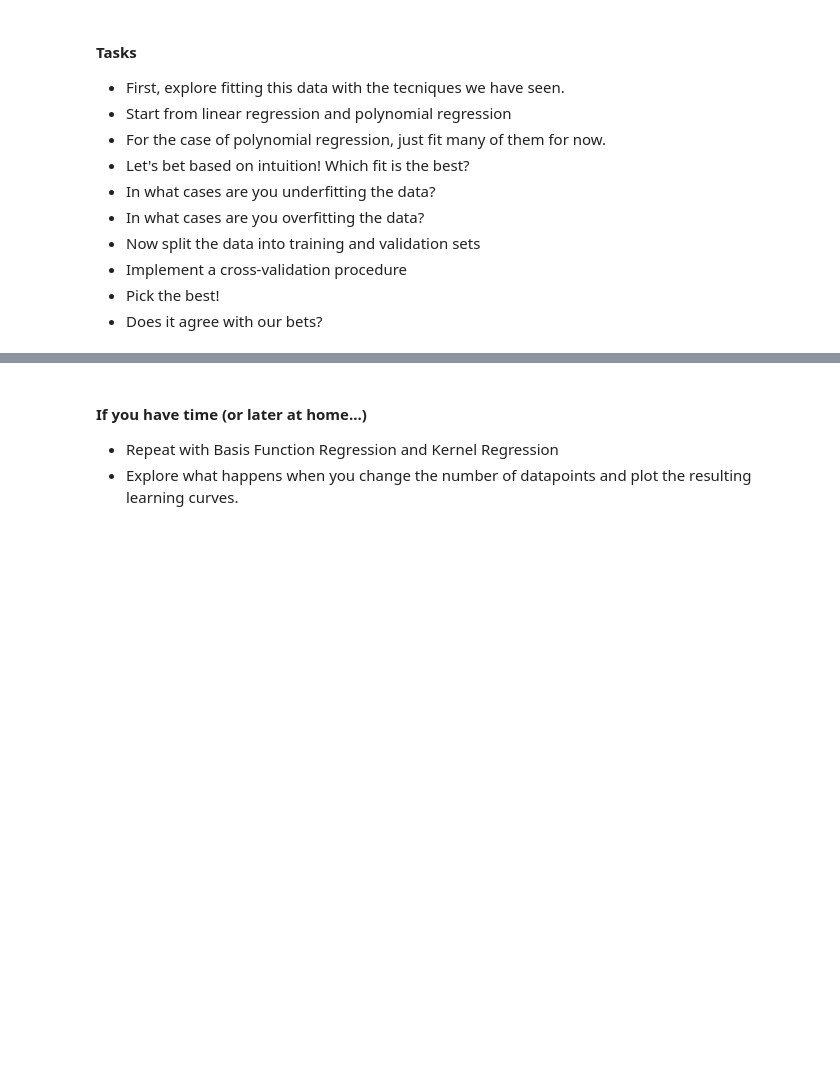
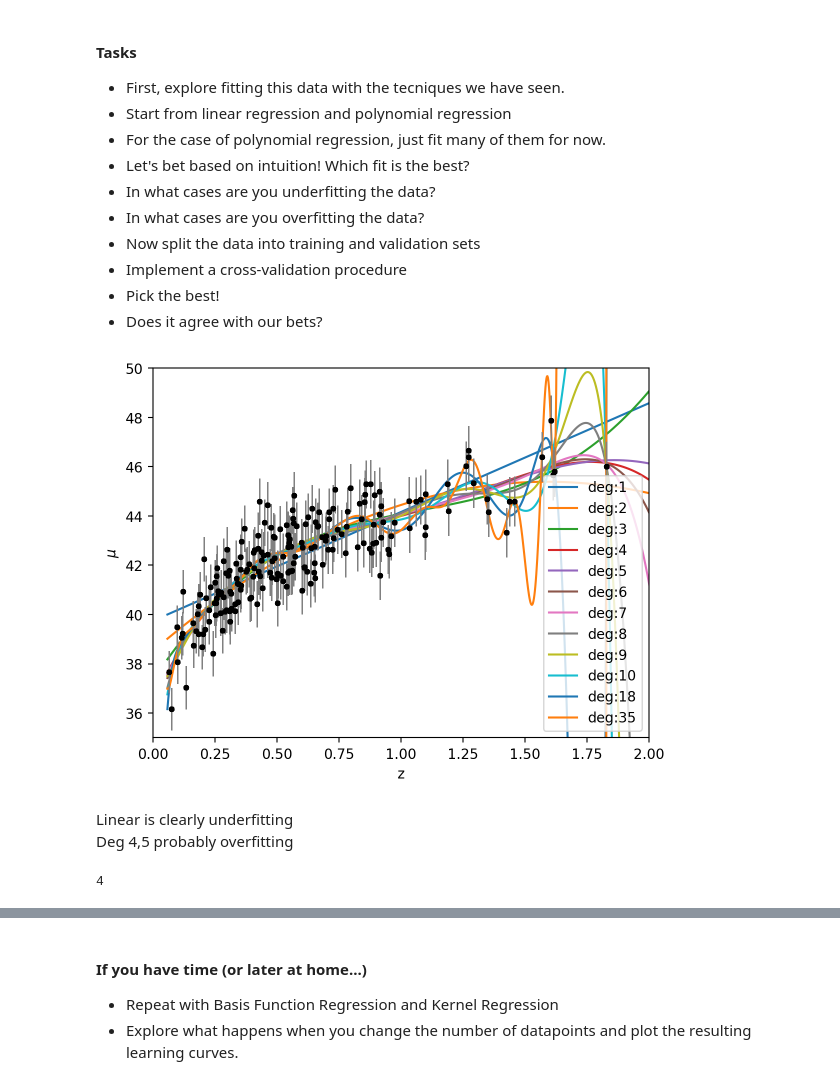
Before and after one commit to aadufour/astrostatistics_bicocca_2025, a Jupyter notebook: working/L17.ipynb, the cells around one changed output, grey strips where cells are left out. Drawn from its saved outputs; the diff is of its cells as text; code cells hidden in the pictures; blank space fills up the shorter version.

```diff
--- a/working/L17.ipynb
+++ b/working/L17.ipynb
@@ -47,3 +50,21 @@ plt.ylim(35,50)
 - Does it agree with our bets?
 # %%
 #---------- POLYNOMIAL FITTING ---------------
+# can be easily be done with numpy
+for deg in [1,2,3,4,5,6,7, 8, 9,10, 18, 35]:
+    mu_fit = np.poly1d(np.polyfit(z_sample,mu_sample,deg))
+
+    xgrid = np.linspace(np.min(z_sample)*0.9, np.max(z_sample)*1.1, 1000)
+
+    plt.plot(xgrid, mu_fit(xgrid), label=f'deg:{deg}')
+    plt.errorbar(z_sample, mu_sample, dmu, fmt='.k', ecolor='gray', lw=1)
+    plt.xlabel("z")
+    plt.ylabel("$\mu$")
+    plt.legend(loc='lower right')
+    plt.xlim(0,2)
+    plt.ylim(35,50)
+# %% [output]
+[figure, added]
+# %% [markdown]
+Linear is clearly underfitting\
+Deg 4,5 probably overfitting
@@ -49,0 +73,53 @@ plt.ylim(35,50)
+# %%
+#---------- CROSS VALIDATION ----------
+from sklearn.pipeline import Pipeline
+from sklearn.preprocessing import PolynomialFeatures
+from sklearn.linear_model import LinearRegression
+from sklearn.model_selection import GridSearchCV
+# sklearn format
+X = z_sample[:, np.newaxis]
+y = mu_sample
+
+param_grid = {
+    # Key: parameter name in the pipeline
+    # Value: list of degrees to evaluate
+    'poly_features__degree': degrees_list
+}
+
+
+# sklearn does not have a polynomial regressor such as astroML.linear_model.PolynomialRegression
+# input data features must be first transformed into polynomial features using sklearn.preprocessing.PolynomialFeatures
+# polynomial features can then just be fitted with linear regression
+
+#using Pipeline to pack PolynomialFeatures and LinearRegression
+
+def PolynomialRegressor():
+        return Pipeline([
+                # Convert input features to polynomial features
+                # This step creates new features by taking all polynomial combinations
+                ('poly_features', PolynomialFeatures()),
+
+                # Standard linear regression on the polynomial features
+                ('linear_regression', LinearRegression())
+        ])
+
+cv = int(NPOINTS/10)
+
+
+#------------- GRID SEARCH -----------
+grid_search = GridSearchCV(
+    # Estimator: the model pipeline to evaluate
+    estimator=PolynomialRegressor(), param_grid=param_grid, cv=cv,
+    scoring='neg_mean_squared_error', return_train_score=True
+)
+
+grid_search.fit(X, y)
+
+best_degree = grid_search.best_params_['poly_features__degree']
+
+means = - grid_search.cv_results_['mean_train_score']
+rms = grid_search.cv_results_['std_train_score']
+
+print(best_degree)
+# %% [output]
+4
```
Also changed, not shown: parts of 6 cells of this notebook, 2 other files.
